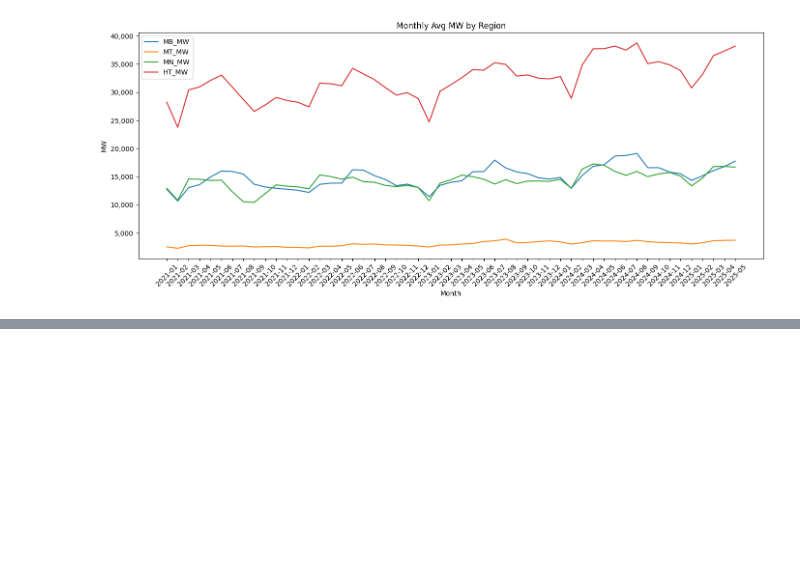
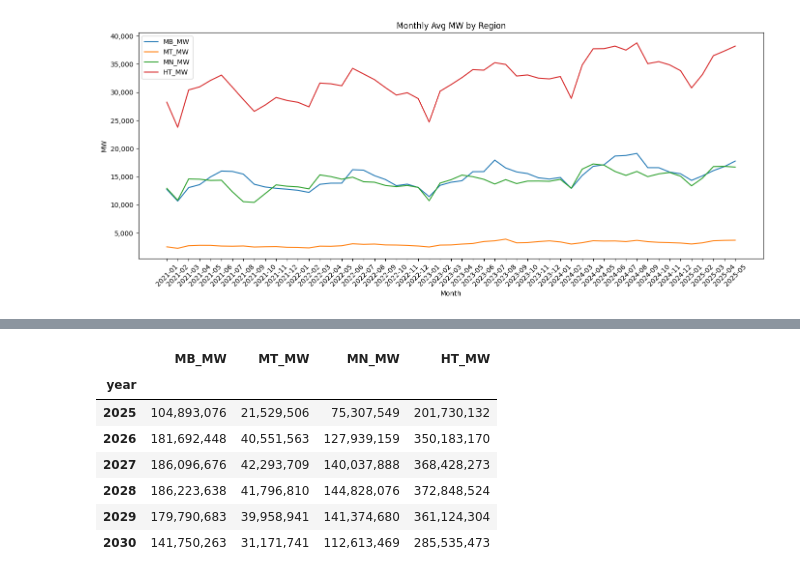
Before and after one commit to tuanhoang-ceccs/PatchTST, a Jupyter notebook: PatchTST_supervised/vn_energy.ipynb, the cells around one changed output, grey strips where cells are left out. Drawn from its saved outputs; the diff is of its cells as text; code cells hidden in the pictures; blank space fills up the shorter version.

```diff
--- a/PatchTST_supervised/vn_energy.ipynb
+++ b/PatchTST_supervised/vn_energy.ipynb
@@ -153,0 +186,26 @@ plt.show()
+# %%
+# Convert date column to datetime
+df["date"] = pd.to_datetime(df["date"])
+
+# Extract year
+df["year"] = df["date"].dt.year
+
+# Drop original HT_MW
+df = df.drop(columns=["HT_MW"])
+
+# Sum MW columns by year
+df_yearly_sum = df.groupby("year")[["MB_MW", "MT_MW", "MN_MW"]].sum()
+
+# Recompute HT_MW as sum of the 3 columns
+df_yearly_sum["HT_MW"] = df_yearly_sum[["MB_MW", "MT_MW", "MN_MW"]].sum(axis=1)
+# %%
+df_yearly_sum.head(100)
+# %% [output]
+|  | MB_MW | MT_MW | MN_MW | HT_MW |
+| year |  |  |  |  |
+| 2025 | 104,893,076 | 21,529,506 | 75,307,549 | 201,730,132 |
+| 2026 | 181,692,448 | 40,551,563 | 127,939,159 | 350,183,170 |
+| 2027 | 186,096,676 | 42,293,709 | 140,037,888 | 368,428,273 |
+| 2028 | 186,223,638 | 41,796,810 | 144,828,076 | 372,848,524 |
+| 2029 | 179,790,683 | 39,958,941 | 141,374,680 | 361,124,304 |
+| 2030 | 141,750,263 | 31,171,741 | 112,613,469 | 285,535,473 |
```
Also changed, not shown: parts of 9 cells of this notebook, 26 other files.
